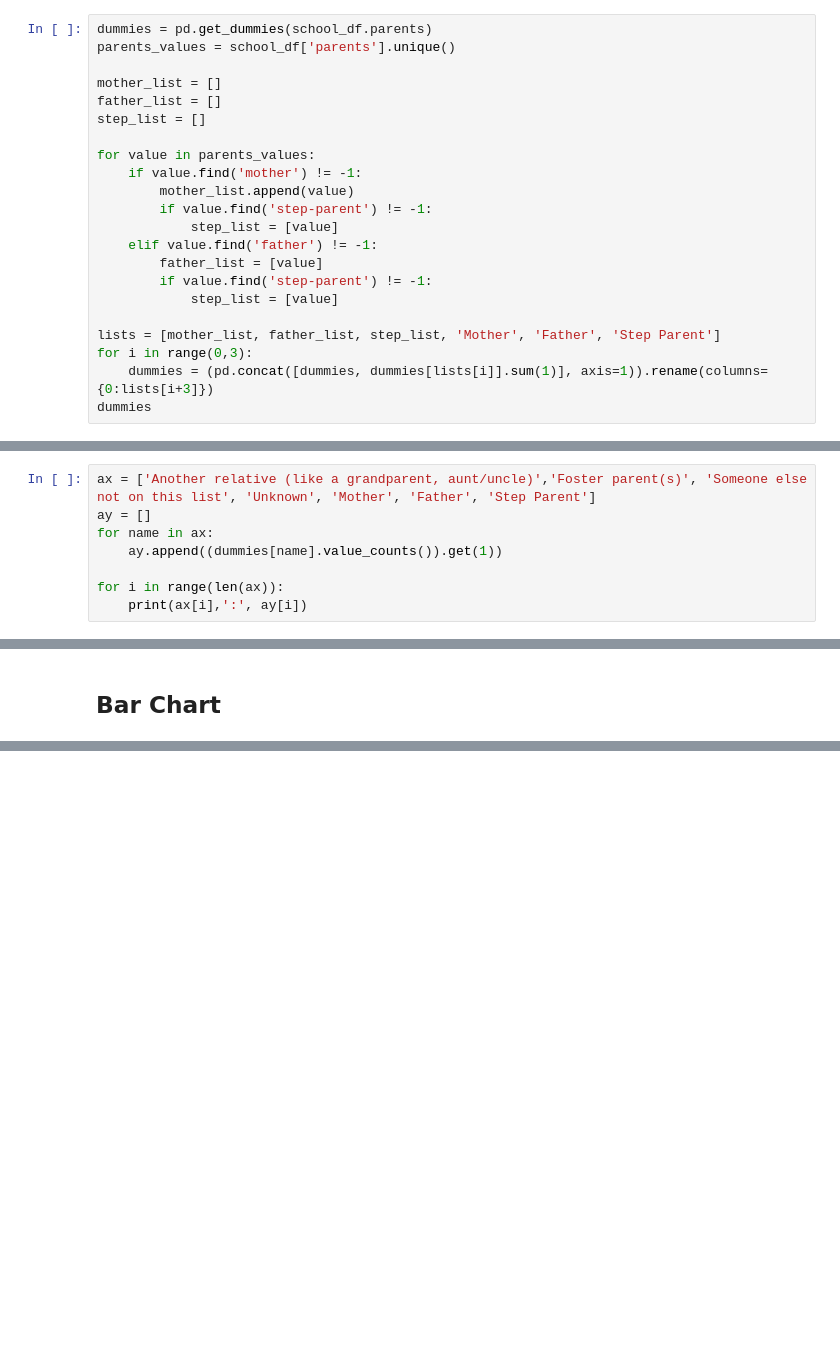
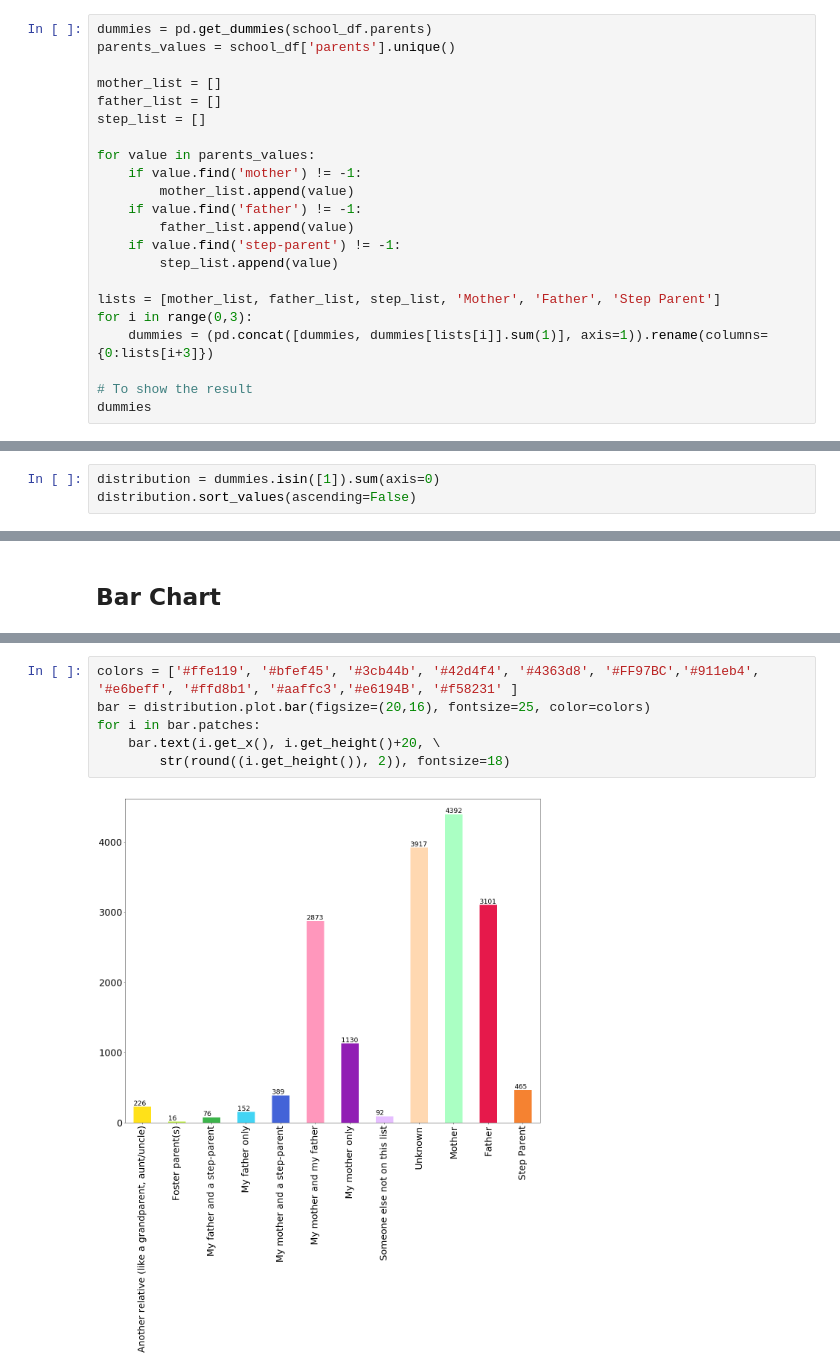
Before and after one commit to MozillaDataScience/outreachy-datascience-2018, a Jupyter notebook: proposals/12_brunapinos.ipynb, the cells around one changed output, grey strips where cells are left out. Drawn from its saved outputs; the diff is of its cells as text; blank space fills up the shorter version.

Commit message:
Corrects dummies varibles and their visiualization

```diff
--- a/proposals/12_brunapinos.ipynb
+++ b/proposals/12_brunapinos.ipynb
@@ -102,16 +103,16 @@ step_list = []
 for value in parents_values:
     if value.find('mother') != -1:
         mother_list.append(value)
-        if value.find('step-parent') != -1:
-            step_list = [value]
-    elif value.find('father') != -1:
-        father_list = [value]
-        if value.find('step-parent') != -1:
-            step_list = [value]
+    if value.find('father') != -1:
+        father_list.append(value)
+    if value.find('step-parent') != -1:
+        step_list.append(value)
 
 lists = [mother_list, father_list, step_list, 'Mother', 'Father', 'Step Parent']
 for i in range(0,3):
     dummies = (pd.concat([dummies, dummies[lists[i]].sum(1)], axis=1)).rename(columns={0:lists[i+3]})
+
+# To show the result
 dummies
 # %% [output]
 |  | Another relative (like a grandpar... | Foster parent(s) | My father and a step-parent | My father only | My mother and a step-parent | ... |
@@ -134,11 +135,3 @@ dummies
 8871 rows × 12 columns
 # %% [markdown]
 # Caregivers Distribution
-# %%
-ax = ['Another relative (like a grandparent, aunt/uncle)','Foster parent(s)', 'Someone else not on this list', 'Unknown', 'Mother', 'Father', 'Step Parent']
-ay = []
-for name in ax:
-    ay.append((dummies[name].value_counts()).get(1))
-
-for i in range(len(ax)):
-    print(ax[i],':', ay[i])
@@ -152,0 +140,3 @@ Step Parent : 76
+# %%
+distribution = dummies.isin([1]).sum(axis=0)
+distribution.sort_values(ascending=False)
@@ -161 +159,9 @@ plt.show()
+# %%
+colors = ['#ffe119', '#bfef45', '#3cb44b', '#42d4f4', '#4363d8', '#FF97BC','#911eb4', '#e6beff', '#ffd8b1', '#aaffc3','#e6194B', '#f58231' ]
+bar = distribution.plot.bar(figsize=(20,16), fontsize=25, color=colors)
+for i in bar.patches:
+    bar.text(i.get_x(), i.get_height()+20, \
+        str(round((i.get_height()), 2)), fontsize=18)
+# %% [output]
+[figure, added]
 # %% [markdown]
```
Also changed, not shown: parts of 13 cells of this notebook.
